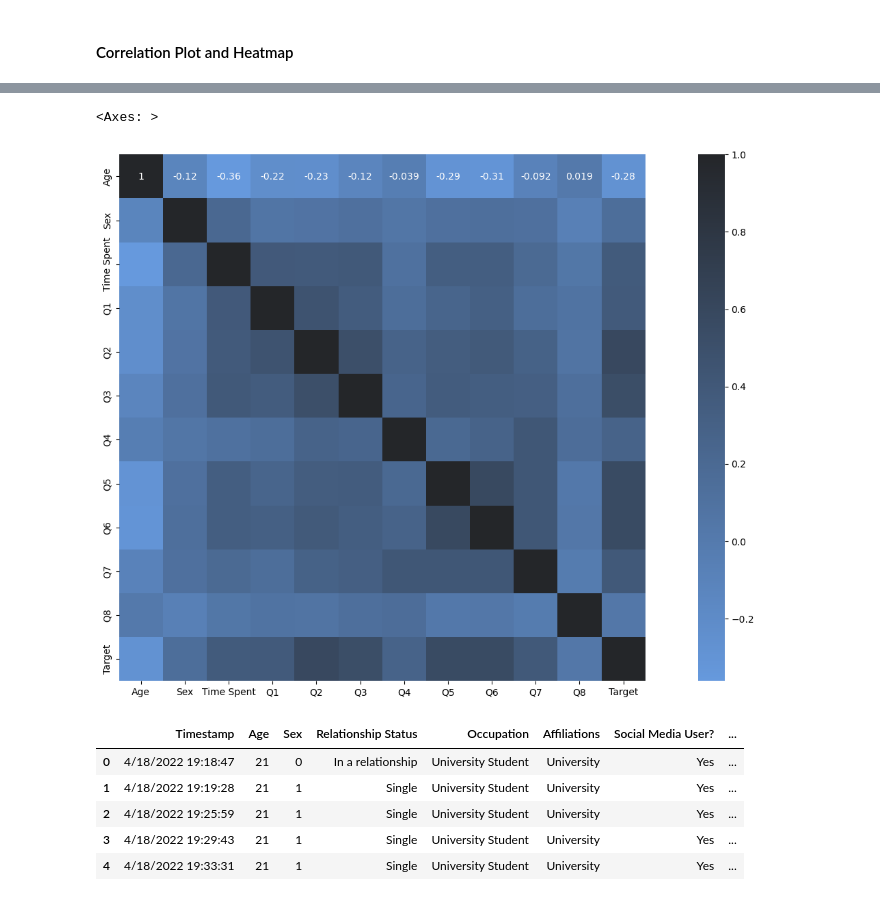
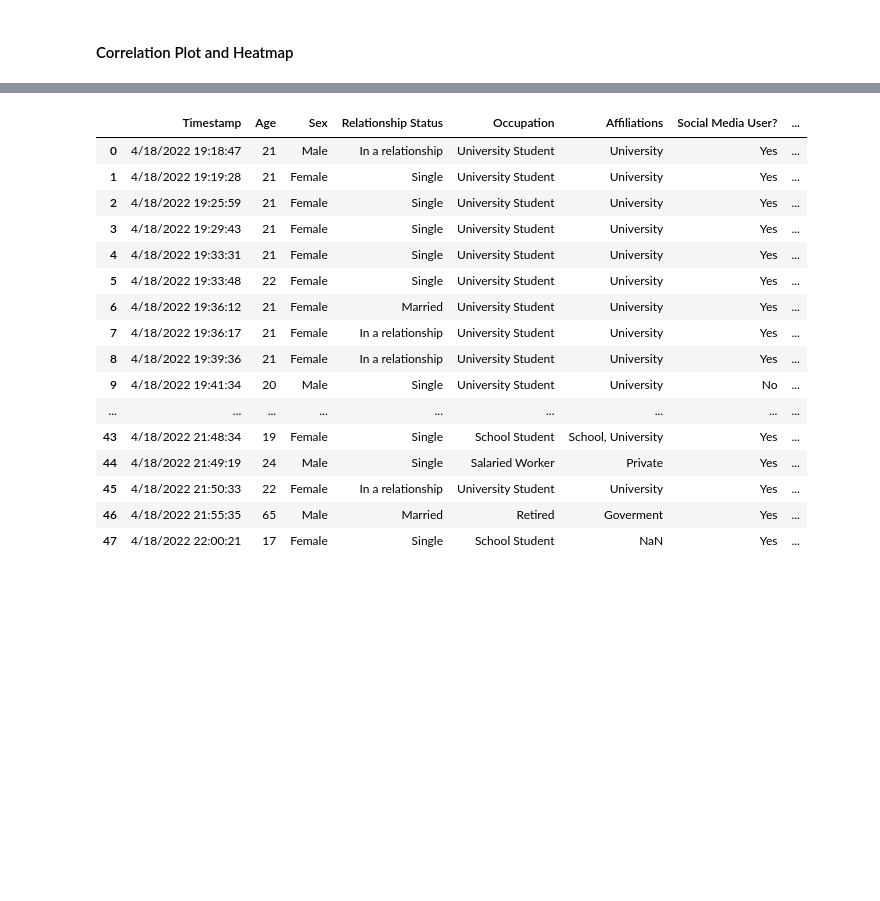
Before and after one commit to cepdnaclk/e19-co544-Concentration-Difficulty-Prediction-Model, a Jupyter notebook: model.ipynb, the cells around one changed output, grey strips where cells are left out. Saved outputs shown, nothing was run; the diff lists cells and outputs as text; code cells hidden in the pictures; blank space fills up the shorter version.

```diff
--- a/model.ipynb
+++ b/model.ipynb
@@ -356,12 +354,3 @@ data['Time Spent'] = data['Time Spent'].astype('int64')
-# %%
-#setting Male to 0, Female to 1, and Others to 2.
-data.loc[data['Sex'] == 'Male', 'Sex'] = 0
-data.loc[data['Sex'] == 'Female', 'Sex'] = 1
-data.loc[data['Sex'] == 'Non-binary', 'Sex'] = 2
-data.loc[data['Sex'] == 'Trans', 'Sex'] = 3
-data.loc[data['Sex'] == 'Unsure', 'Sex'] = 4
-# %%
-data['Sex'] = data['Sex'].astype('int64')
 # %%
 data.head(40)
 # %% [output]
@@ -432,17 +400,34 @@ sns.pairplot(data,diag_kind='kde')
-# %%
-f, ax = plt.subplots(figsize=(20, 10))
-corr = data_new.corr("pearson")
-sns.heatmap(corr, mask=np.zeros_like(corr, dtype=bool), cmap=sns.dark_palette("#69d", reverse=True, as_cmap=True),
-            square=True, ax=ax,annot=True)
-# %% [output]
-<Axes: >
-[figure, removed]
+# %%
+# Function to determine concentration level
+def get_concentration_level(target):
+    if target == 1:
+        return 'low'
+    elif target in [2, 3]:
+        return 'medium'
+    elif target in [4,5]:
+        return 'high'
+    else:
+        return None
+
+# Apply the function to the Target column and create the new concentration_level column
+data['Difficulty_level'] = data['Target'].apply(get_concentration_level)
 # %%
-data.head()
+data.head(48)
 # %% [output]
 |  | Timestamp | Age | Sex | Relationship Status | Occupation | Affiliations | Social Media User? | ... |
-| 0 | 4/18/2022 19:18:47 | 21 | 0 | In a relationship | University Student | University | Yes | ... |
-| 1 | 4/18/2022 19:19:28 | 21 | 1 | Single | University Student | University | Yes | ... |
-| 2 | 4/18/2022 19:25:59 | 21 | 1 | Single | University Student | University | Yes | ... |
-| 3 | 4/18/2022 19:29:43 | 21 | 1 | Single | University Student | University | Yes | ... |
-| 4 | 4/18/2022 19:33:31 | 21 | 1 | Single | University Student | University | Yes | ... |
+| 0 | 4/18/2022 19:18:47 | 21 | Male | In a relationship | University Student | University | Yes | ... |
+| 1 | 4/18/2022 19:19:28 | 21 | Female | Single | University Student | University | Yes | ... |
+| 2 | 4/18/2022 19:25:59 | 21 | Female | Single | University Student | University | Yes | ... |
+| 3 | 4/18/2022 19:29:43 | 21 | Female | Single | University Student | University | Yes | ... |
+| 4 | 4/18/2022 19:33:31 | 21 | Female | Single | University Student | University | Yes | ... |
+| 5 | 4/18/2022 19:33:48 | 22 | Female | Single | University Student | University | Yes | ... |
+| 6 | 4/18/2022 19:36:12 | 21 | Female | Married | University Student | University | Yes | ... |
+| 7 | 4/18/2022 19:36:17 | 21 | Female | In a relationship | University Student | University | Yes | ... |
+| 8 | 4/18/2022 19:39:36 | 21 | Female | In a relationship | University Student | University | Yes | ... |
+| 9 | 4/18/2022 19:41:34 | 20 | Male | Single | University Student | University | No | ... |
+| ... | ... | ... | ... | ... | ... | ... | ... | ... |
+| 43 | 4/18/2022 21:48:34 | 19 | Female | Single | School Student | School, University | Yes | ... |
+| 44 | 4/18/2022 21:49:19 | 24 | Male | Single | Salaried Worker | Private | Yes | ... |
+| 45 | 4/18/2022 21:50:33 | 22 | Female | In a relationship | University Student | University | Yes | ... |
+| 46 | 4/18/2022 21:55:35 | 65 | Male | Married | Retired | Goverment | Yes | ... |
+| 47 | 4/18/2022 22:00:21 | 17 | Female | Single | School Student | NaN | Yes | ... |
```
Also changed, not shown: parts of 16 cells of this notebook.
